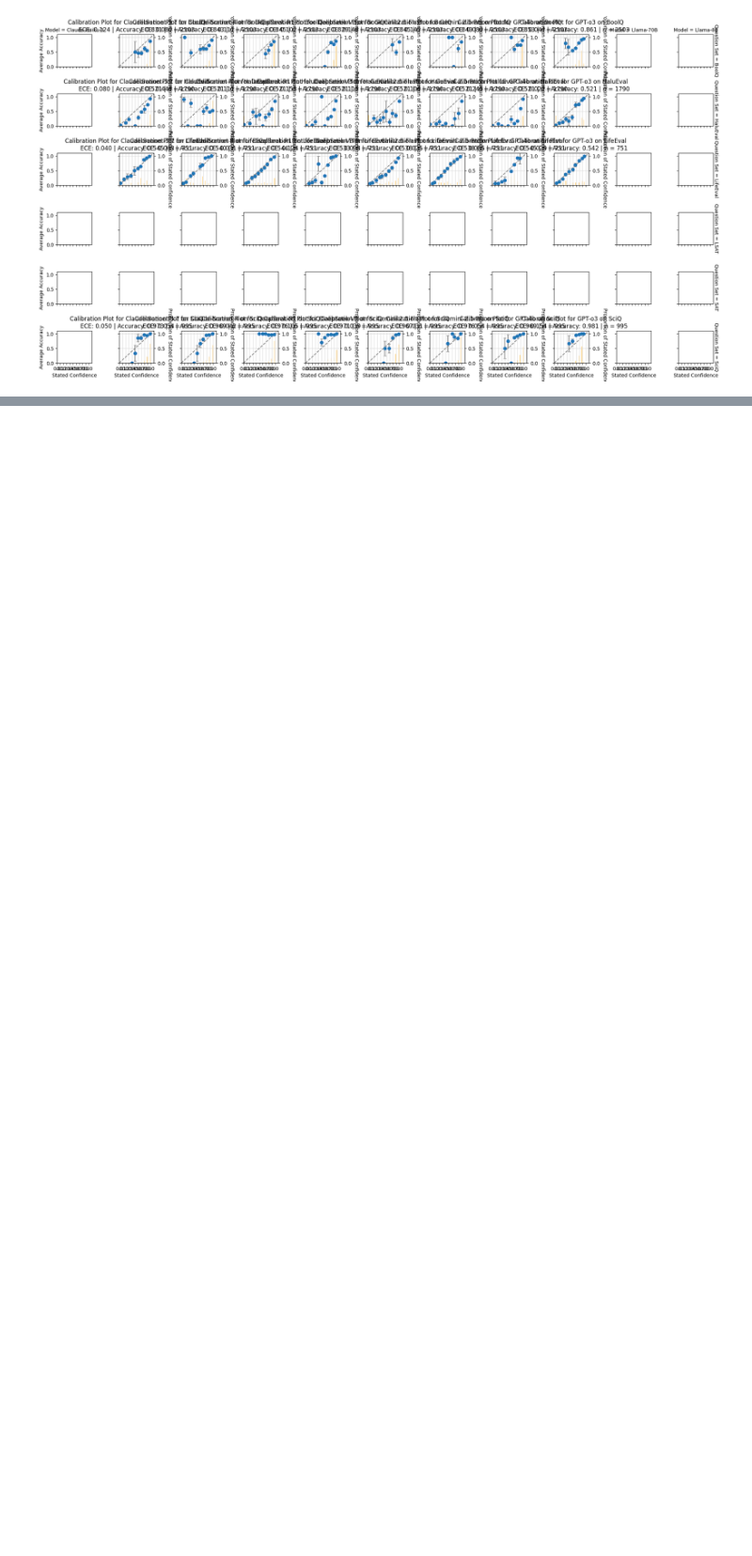
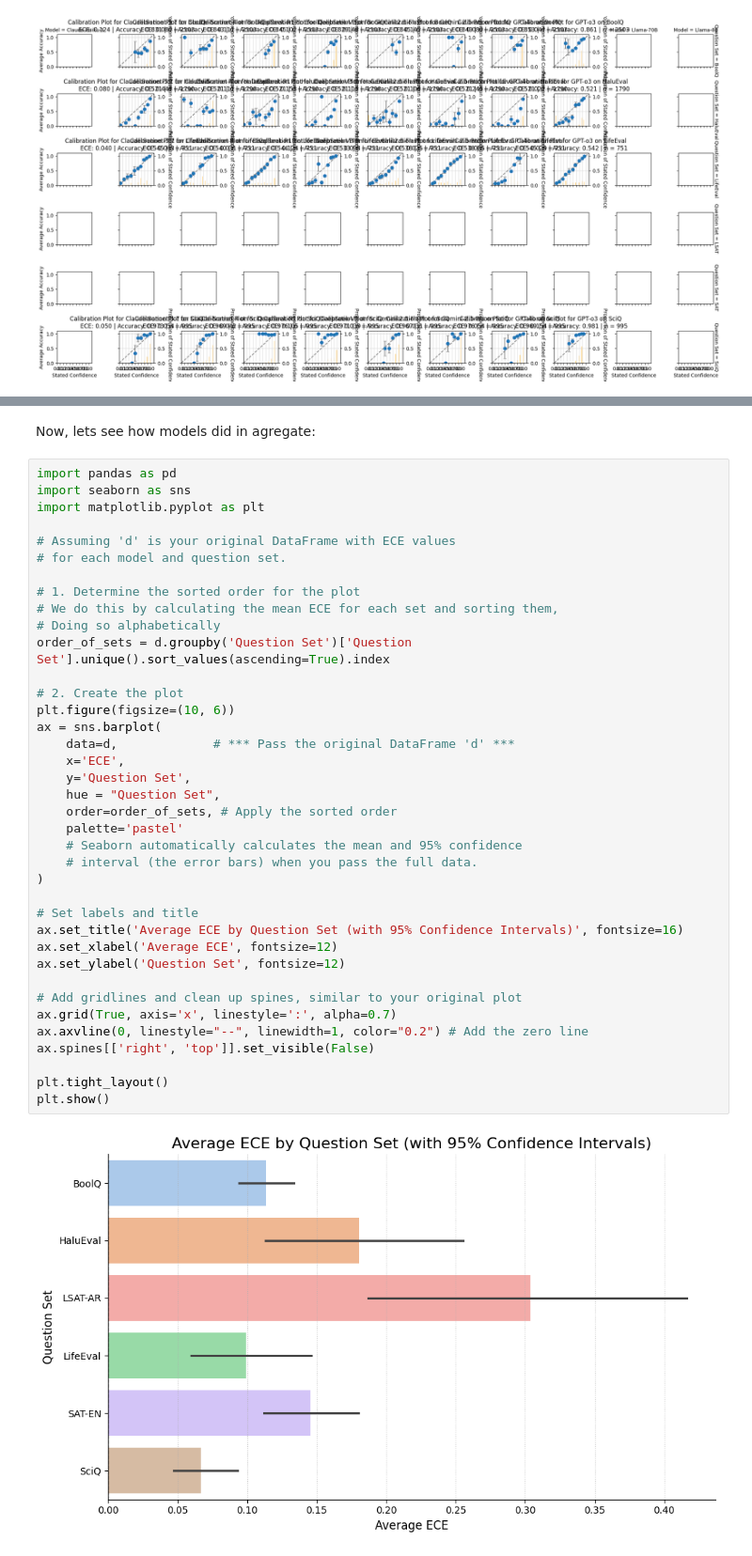
Before and after one commit to NoamMichael/Comparing-Confidence-in-LLMs, a Jupyter notebook: analysis.ipynb, the cells around one changed output, grey strips where cells are left out. Shown at 94% size. Cells and saved outputs as stored; diff of their text form; blank space fills up the shorter version.

```diff
--- a/analysis.ipynb
+++ b/analysis.ipynb
@@ -1428,0 +1469,42 @@ plt.show()
+# %% [markdown]
+Now, lets see how models did in agregate:
+# %%
+import pandas as pd
+import seaborn as sns
+import matplotlib.pyplot as plt
+
+# Assuming 'd' is your original DataFrame with ECE values
+# for each model and question set.
+
+# 1. Determine the sorted order for the plot
+# We do this by calculating the mean ECE for each set and sorting them,
+# Doing so alphabetically
+order_of_sets = d.groupby('Question Set')['Question Set'].unique().sort_values(ascending=True).index
+
+# 2. Create the plot
+plt.figure(figsize=(10, 6))
+ax = sns.barplot(
+    data=d,             # *** Pass the original DataFrame 'd' ***
+    x='ECE',
+    y='Question Set',
+    hue = "Question Set",
+    order=order_of_sets, # Apply the sorted order
+    palette='pastel'
+    # Seaborn automatically calculates the mean and 95% confidence
+    # interval (the error bars) when you pass the full data.
+)
+
+# Set labels and title
+ax.set_title('Average ECE by Question Set (with 95% Confidence Intervals)', fontsize=16)
+ax.set_xlabel('Average ECE', fontsize=12)
+ax.set_ylabel('Question Set', fontsize=12)
+
+# Add gridlines and clean up spines, similar to your original plot
+ax.grid(True, axis='x', linestyle=':', alpha=0.7)
+ax.axvline(0, linestyle="--", linewidth=1, color="0.2") # Add the zero line
+ax.spines[['right', 'top']].set_visible(False)
+
+plt.tight_layout()
+plt.show()
+# %% [output]
+[figure, added]
```
Also changed, not shown: parts of 20 cells of this notebook, 3 other files.
